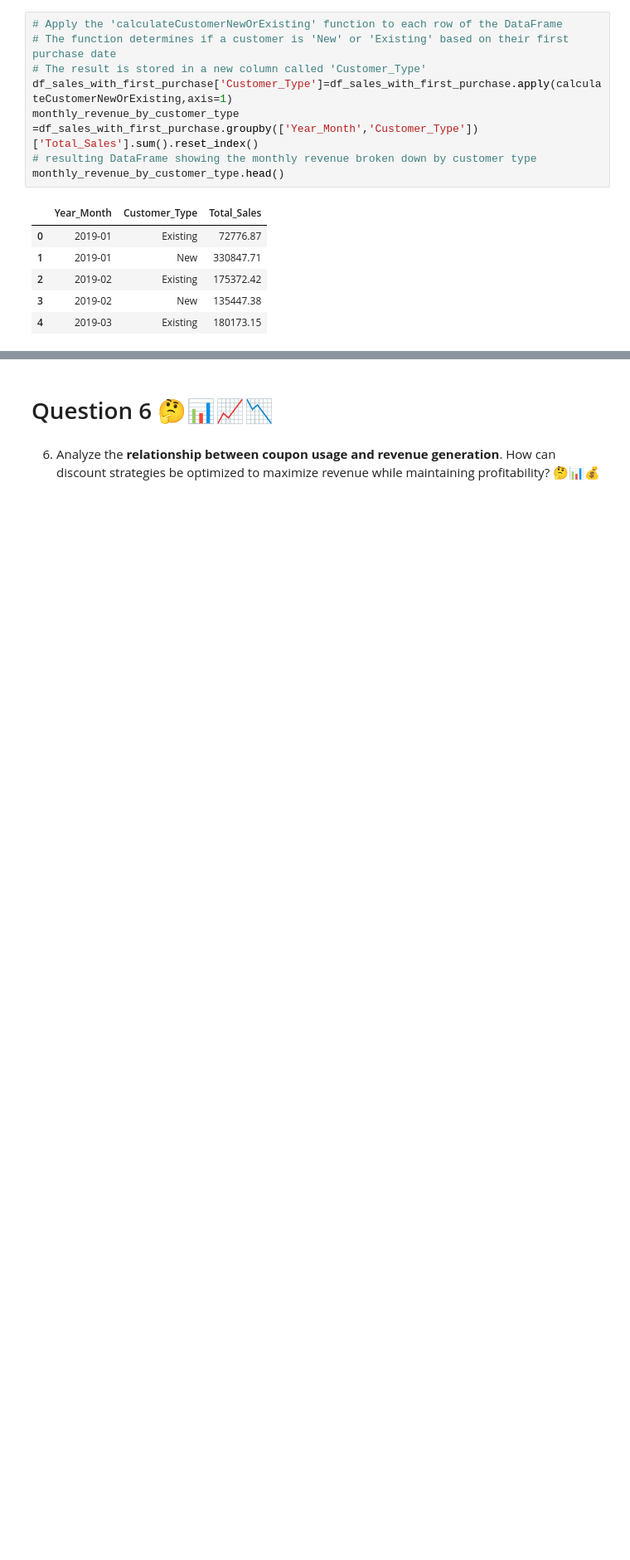
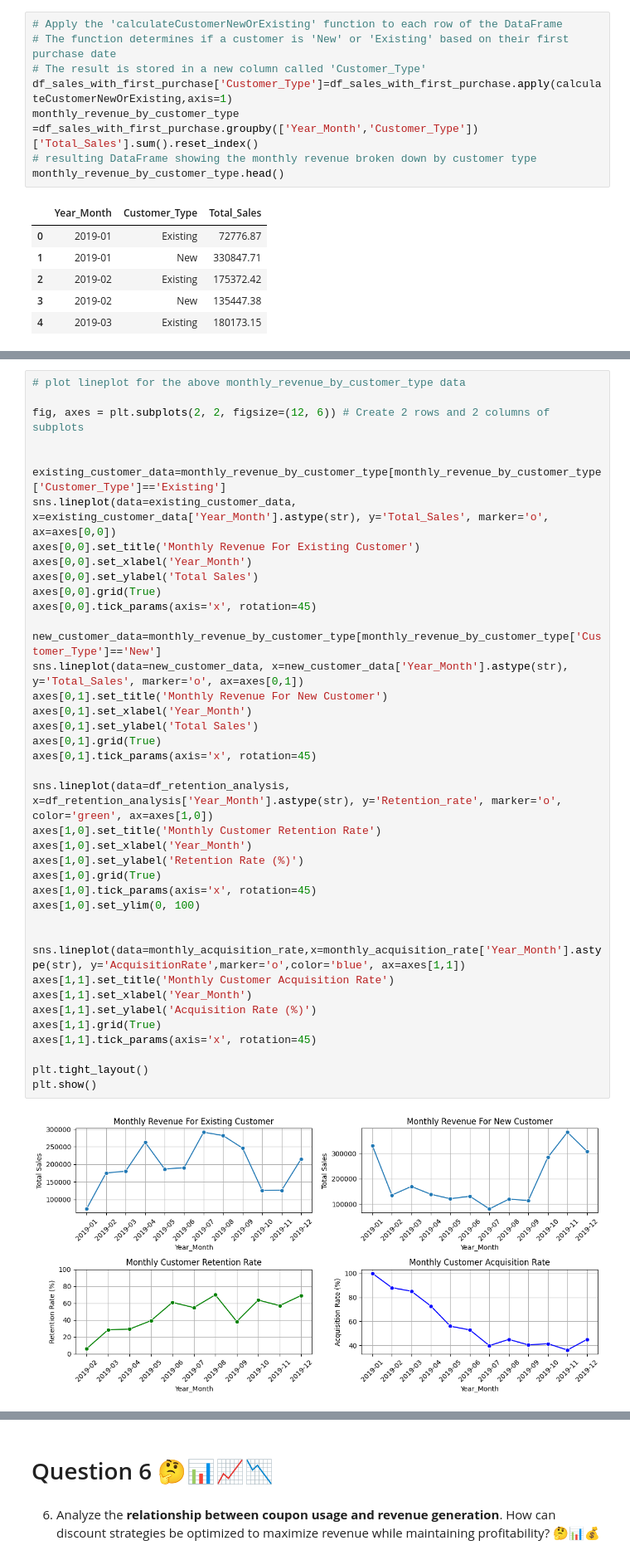
Before and after one commit to Smita569/E-commerce_Marketing_and_sales, a Jupyter notebook: E_commerce_Marketing_and_sales_Business_Case.ipynb, the cells around one changed output, grey strips where cells are left out. Shown at 83% size. Drawn from its saved outputs; the diff is of its cells as text; blank space fills up the shorter version.

```diff
--- a/E_commerce_Marketing_and_sales_Business_Case.ipynb
+++ b/E_commerce_Marketing_and_sales_Business_Case.ipynb
@@ -396,0 +377,42 @@ Observations on Monthly Revenue by Customer Type: 🤔💰
+# %%
+# plot lineplot for the above monthly_revenue_by_customer_type data
+
+fig, axes = plt.subplots(2, 2, figsize=(12, 6)) # Create 2 rows and 2 columns of subplots
+
+
+existing_customer_data=monthly_revenue_by_customer_type[monthly_revenue_by_customer_type['Customer_Type']=='Existing']
+sns.lineplot(data=existing_customer_data, x=existing_customer_data['Year_Month'].astype(str), y='Total_Sales', marker='o', ax=axes[0,0])
+axes[0,0].set_title('Monthly Revenue For Existing Customer')
+axes[0,0].set_xlabel('Year_Month')
+axes[0,0].set_ylabel('Total Sales')
+axes[0,0].grid(True)
+axes[0,0].tick_params(axis='x', rotation=45)
+
+new_customer_data=monthly_revenue_by_customer_type[monthly_revenue_by_customer_type['Customer_Type']=='New']
+sns.lineplot(data=new_customer_data, x=new_customer_data['Year_Month'].astype(str), y='Total_Sales', marker='o', ax=axes[0,1])
+axes[0,1].set_title('Monthly Revenue For New Customer')
+axes[0,1].set_xlabel('Year_Month')
+axes[0,1].set_ylabel('Total Sales')
+axes[0,1].grid(True)
+axes[0,1].tick_params(axis='x', rotation=45)
+
+sns.lineplot(data=df_retention_analysis, x=df_retention_analysis['Year_Month'].astype(str), y='Retention_rate', marker='o', color='green', ax=axes[1,0])
+axes[1,0].set_title('Monthly Customer Retention Rate')
+axes[1,0].set_xlabel('Year_Month')
+axes[1,0].set_ylabel('Retention Rate (%)')
+axes[1,0].grid(True)
+axes[1,0].tick_params(axis='x', rotation=45)
+axes[1,0].set_ylim(0, 100)
+
+
+sns.lineplot(data=monthly_acquisition_rate,x=monthly_acquisition_rate['Year_Month'].astype(str), y='AcquisitionRate',marker='o',color='blue', ax=axes[1,1])
+axes[1,1].set_title('Monthly Customer Acquisition Rate')
+axes[1,1].set_xlabel('Year_Month')
+axes[1,1].set_ylabel('Acquisition Rate (%)')
+axes[1,1].grid(True)
+axes[1,1].tick_params(axis='x', rotation=45)
+
+plt.tight_layout()
+plt.show()
+# %% [output]
+[figure, added]
```
Also changed, not shown: parts of 5 cells of this notebook.
